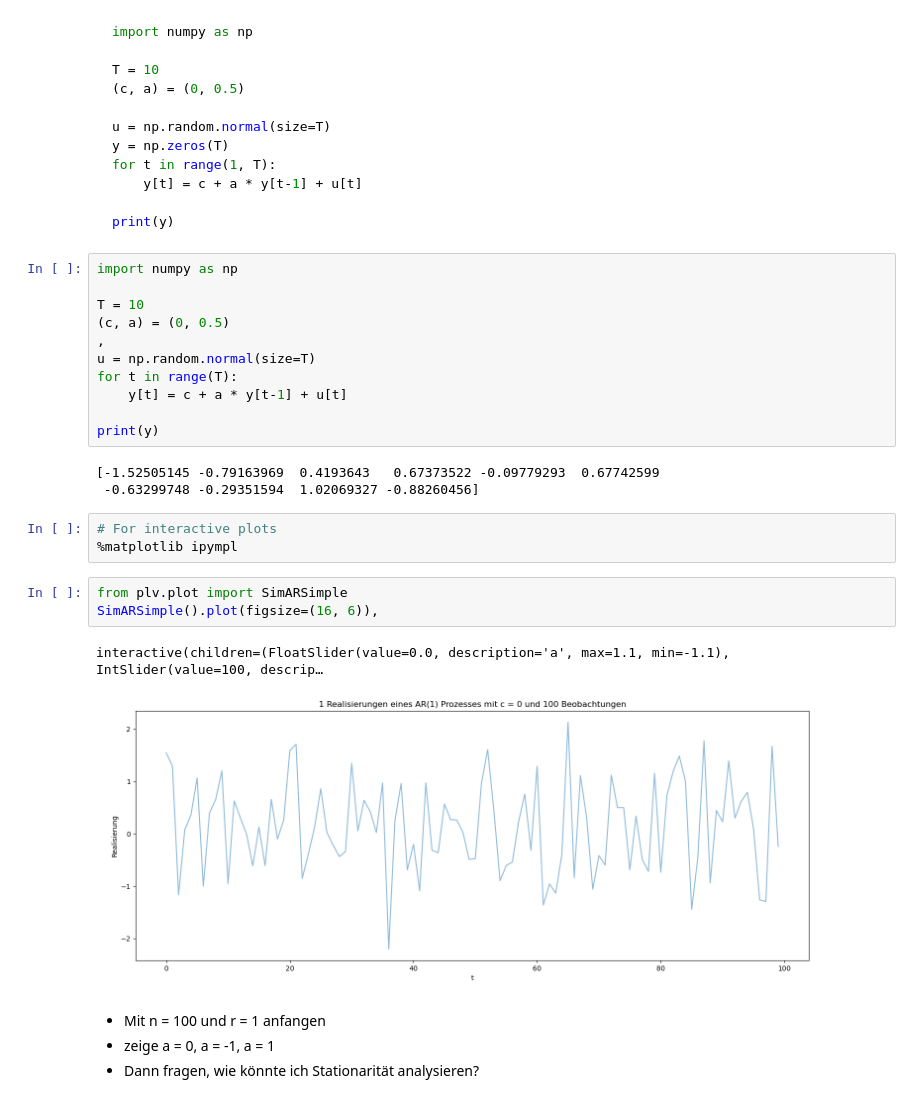
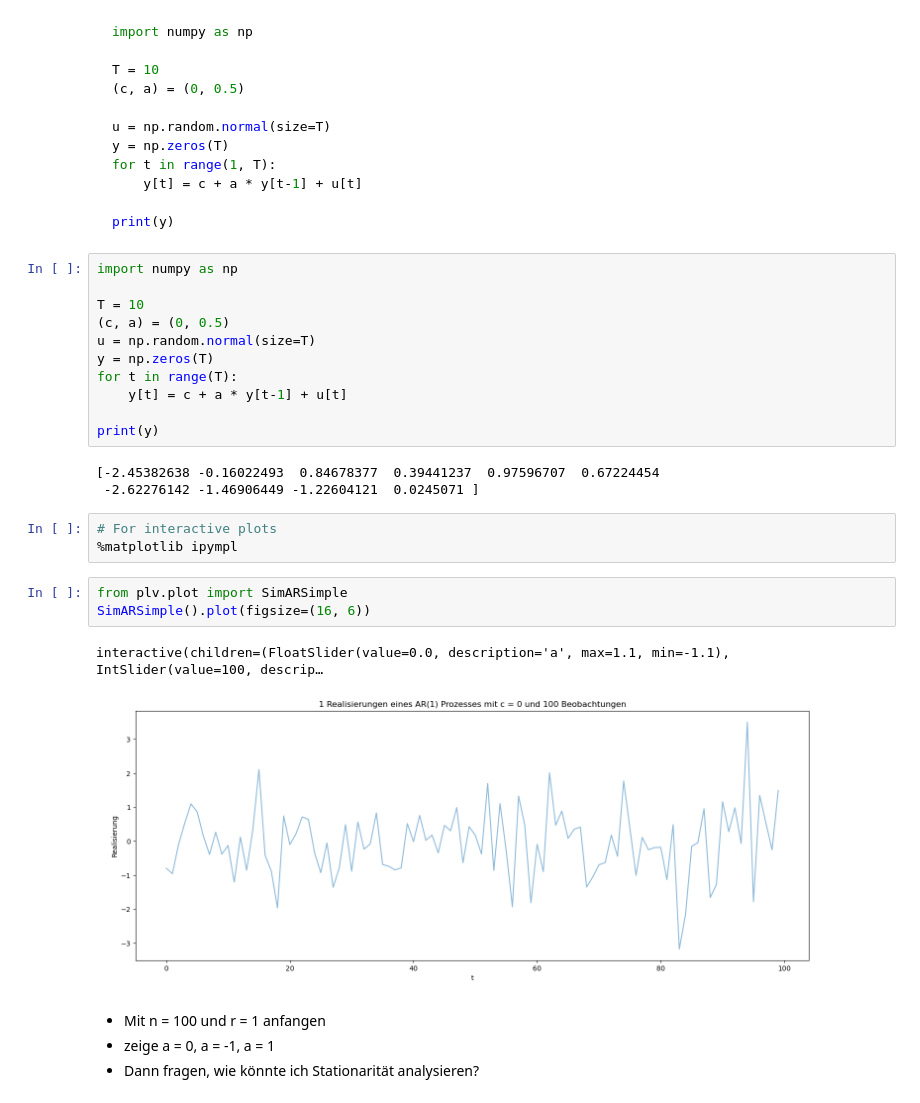
Before and after one commit to FSpanhel/plv_1, a Jupyter notebook: presentation.ipynb, the cells around one changed output. Saved outputs shown, nothing was run; the diff lists cells and outputs as text.

```diff
--- a/presentation.ipynb
+++ b/presentation.ipynb
@@ -429,24 +429,24 @@ import numpy as np
 
 T = 10
 (c, a) = (0, 0.5)
-,
 u = np.random.normal(size=T)
+y = np.zeros(T)
 for t in range(T):
     y[t] = c + a * y[t-1] + u[t]
 
 print(y)
 # %% [output]
-[-1.52505145 -0.79163969  0.4193643   0.67373522 -0.09779293  0.67742599
- -0.63299748 -0.29351594  1.02069327 -0.88260456]
+[-2.45382638 -0.16022493  0.84678377  0.39441237  0.97596707  0.67224454
+ -2.62276142 -1.46906449 -1.22604121  0.0245071 ]
 # %%
 # For interactive plots
 %matplotlib ipympl
 # %%
 from plv.plot import SimARSimple
-SimARSimple().plot(figsize=(16, 6)),
+SimARSimple().plot(figsize=(16, 6))
 # %% [output]
 interactive(children=(FloatSlider(value=0.0, description='a', max=1.1, min=-1.1), IntSlider(value=100, descrip…
-[figure, old version]
+[figure, new version]
 # %% [markdown]
 - Mit n = 100 und r = 1 anfangen
 - zeige a = 0, a = -1, a = 1
```
Also changed, not shown: parts of 13 cells of this notebook, 3 other files.
